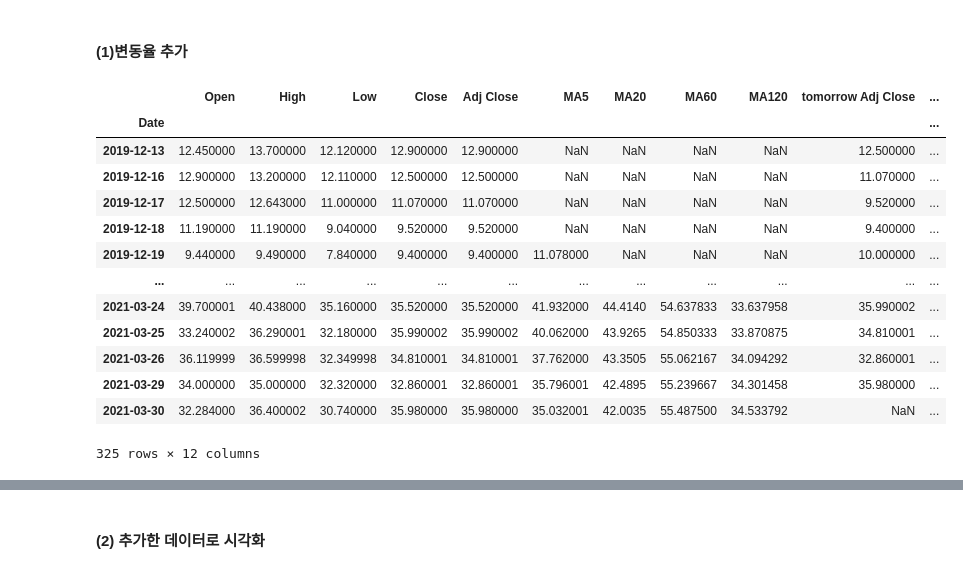
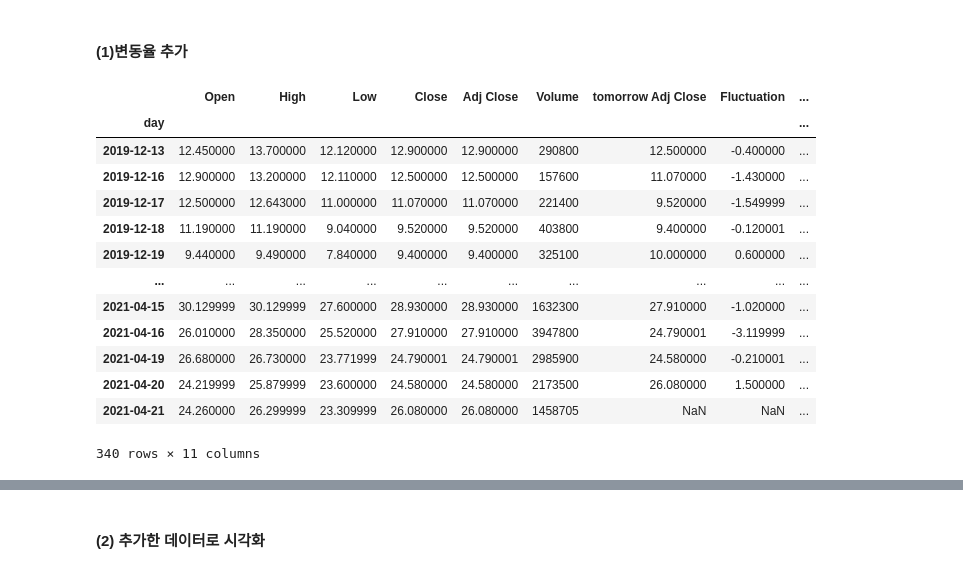
Before and after one commit to goldang01/python_data_analysis_study, a Jupyter notebook: Ehang .ipynb, the cells around one changed output, grey strips where cells are left out. Cells and saved outputs as stored; diff of their text form; code cells hidden in the pictures.

```diff
--- a/Ehang .ipynb
+++ b/Ehang .ipynb
@@ -24,8 +48,6 @@
 #### 1 .탐색
 # %%
 # 이항 데이터셋의 기본 정보 구하기
-
-
 %matplotlib inline
 
 import pandas as pd
@@ -35,15 +57,20 @@ import yfinance as yf
 
 eh_df = yf.download('EH',
                       start='2019-01-01',
-                      end='2021-03-31',
+                      end='2021-04-22',
                       progress=False)
-eh_df
 
 
 
-eh_df = eh_df[["Open", "High", "Low", "Close", "Adj Close"]]
 
+eh_df = eh_df.reset_index()
 
-eh_df.plot()
-plt.show()
+eh_df.columns = ['day', 'Open', 'High', 'Low', 'Close', 'Adj Close', 'Volume']
+
+eh_df['day'] = pd.to_datetime(eh_df['day'])
+
+eh_df.index = eh_df['day']
+eh_df.set_index('day', inplace=True)
+
+eh_df
 # %% [output]
@@ -135,6 +305,5 @@ eh_df.insert(len(eh_df.columns), "MA120", ma120)
 # %% [markdown]
 (2) 거래량을 이용한 이동평균선 계산, 추가
 # %%
-vma5 = eh_df['Volume'].rolling(window=5).mean()
-eh_df.insert(len(df.columns), "VMA5", vma5)
-eh_df = eh_df[["Open", "High", "Low", "Close", "Adj Close"]] # 추가 코드를 입력하여도 같은 에러 발생...
+vma5 = eh_df_vol['Volume'].rolling(window=5).mean()
+eh_df_vol.insert(len(eh_df_vol.columns), "VMA5", vma5)
@@ -172,23 +339,24 @@ plt.show()
 # %%
 # x일 행에 x+1일의 종가를 추가
 eh_df['tomorrow Adj Close']= eh_df['Adj Close'].shift(-1)
 
 # 변동율 측정 => ((다음날종가)-(오늘종가))/오늘종가
 eh_df['Fluctuation']= eh_df['tomorrow Adj Close']-eh_df['Adj Close']
 eh_df['Fluctuation Rate']= eh_df['Fluctuation']/eh_df['Adj Close']
+eh_df['price']= eh_df['Adj Close']
 eh_df
 # %% [output]
-|  | Open | High | Low | Close | Adj Close | MA5 | MA20 | MA60 | MA120 | tomorrow Adj Close | ... |
-| Date |  |  |  |  |  |  |  |  |  |  | ... |
-| 2019-12-13 | 12.450000 | 13.700000 | 12.120000 | 12.900000 | 12.900000 | NaN | NaN | NaN | NaN | 12.500000 | ... |
-| 2019-12-16 | 12.900000 | 13.200000 | 12.110000 | 12.500000 | 12.500000 | NaN | NaN | NaN | NaN | 11.070000 | ... |
-| 2019-12-17 | 12.500000 | 12.643000 | 11.000000 | 11.070000 | 11.070000 | NaN | NaN | NaN | NaN | 9.520000 | ... |
-| 2019-12-18 | 11.190000 | 11.190000 | 9.040000 | 9.520000 | 9.520000 | NaN | NaN | NaN | NaN | 9.400000 | ... |
-| 2019-12-19 | 9.440000 | 9.490000 | 7.840000 | 9.400000 | 9.400000 | 11.078000 | NaN | NaN | NaN | 10.000000 | ... |
-| ... | ... | ... | ... | ... | ... | ... | ... | ... | ... | ... | ... |
-| 2021-03-24 | 39.700001 | 40.438000 | 35.160000 | 35.520000 | 35.520000 | 41.932000 | 44.4140 | 54.637833 | 33.637958 | 35.990002 | ... |
-| 2021-03-25 | 33.240002 | 36.290001 | 32.180000 | 35.990002 | 35.990002 | 40.062000 | 43.9265 | 54.850333 | 33.870875 | 34.810001 | ... |
-| 2021-03-26 | 36.119999 | 36.599998 | 32.349998 | 34.810001 | 34.810001 | 37.762000 | 43.3505 | 55.062167 | 34.094292 | 32.860001 | ... |
-| 2021-03-29 | 34.000000 | 35.000000 | 32.320000 | 32.860001 | 32.860001 | 35.796001 | 42.4895 | 55.239667 | 34.301458 | 35.980000 | ... |
-| 2021-03-30 | 32.284000 | 36.400002 | 30.740000 | 35.980000 | 35.980000 | 35.032001 | 42.0035 | 55.487500 | 34.533792 | NaN | ... |
+|  | Open | High | Low | Close | Adj Close | Volume | tomorrow Adj Close | Fluctuation | ... |
+| day |  |  |  |  |  |  |  |  | ... |
+| 2019-12-13 | 12.450000 | 13.700000 | 12.120000 | 12.900000 | 12.900000 | 290800 | 12.500000 | -0.400000 | ... |
+| 2019-12-16 | 12.900000 | 13.200000 | 12.110000 | 12.500000 | 12.500000 | 157600 | 11.070000 | -1.430000 | ... |
+| 2019-12-17 | 12.500000 | 12.643000 | 11.000000 | 11.070000 | 11.070000 | 221400 | 9.520000 | -1.549999 | ... |
+| 2019-12-18 | 11.190000 | 11.190000 | 9.040000 | 9.520000 | 9.520000 | 403800 | 9.400000 | -0.120001 | ... |
+| 2019-12-19 | 9.440000 | 9.490000 | 7.840000 | 9.400000 | 9.400000 | 325100 | 10.000000 | 0.600000 | ... |
+| ... | ... | ... | ... | ... | ... | ... | ... | ... | ... |
+| 2021-04-15 | 30.129999 | 30.129999 | 27.600000 | 28.930000 | 28.930000 | 1632300 | 27.910000 | -1.020000 | ... |
+| 2021-04-16 | 26.010000 | 28.350000 | 25.520000 | 27.910000 | 27.910000 | 3947800 | 24.790001 | -3.119999 | ... |
+| 2021-04-19 | 26.680000 | 26.730000 | 23.771999 | 24.790001 | 24.790001 | 2985900 | 24.580000 | -0.210001 | ... |
+| 2021-04-20 | 24.219999 | 25.879999 | 23.600000 | 24.580000 | 24.580000 | 2173500 | 26.080000 | 1.500000 | ... |
+| 2021-04-21 | 24.260000 | 26.299999 | 23.309999 | 26.080000 | 26.080000 | 1458705 | NaN | NaN | ... |
-325 rows × 12 columns
+340 rows × 11 columns
```
Also changed, not shown: parts of 54 cells of this notebook.
